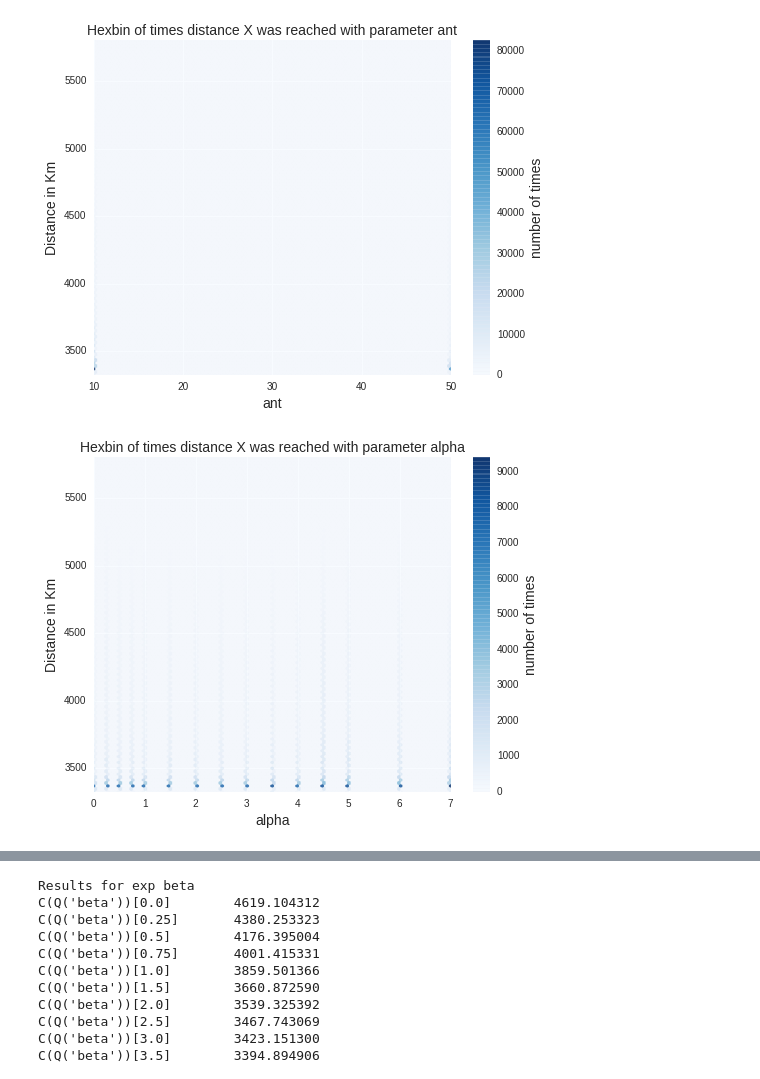
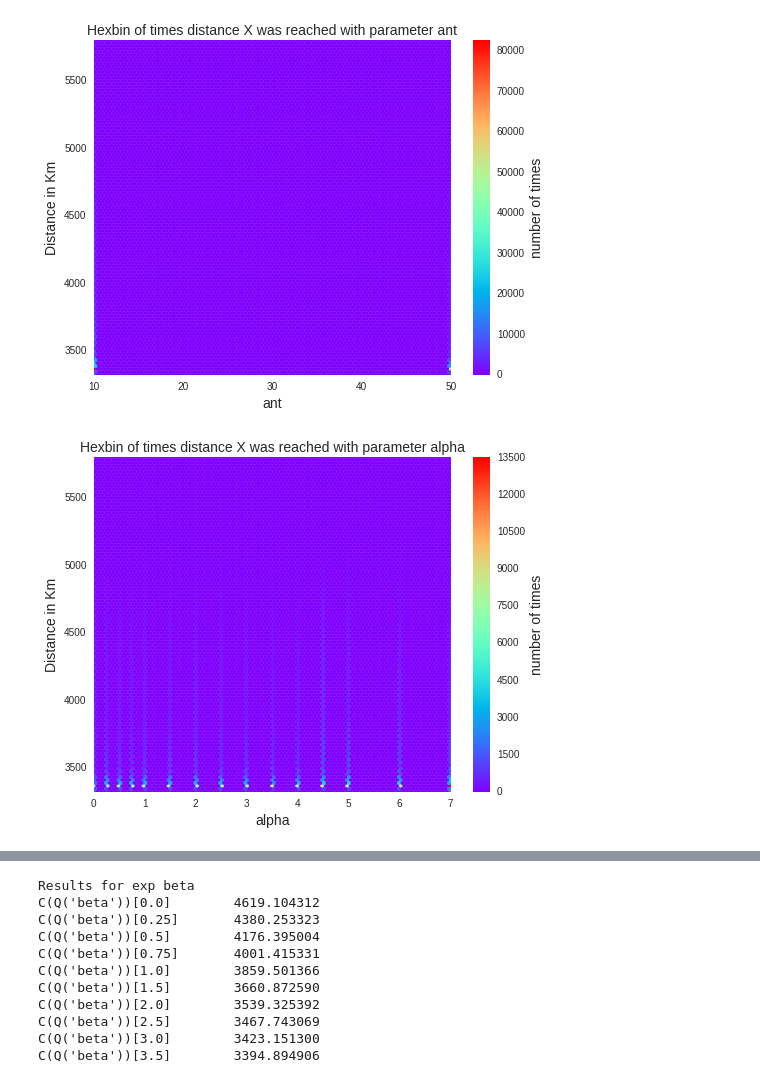
Before and after one commit to andresalesbarbosa/ACO, a Jupyter notebook: Data_Analysis_Burma.ipynb, the cells around one changed output, grey strips where cells are left out. Saved outputs shown, nothing was run; the diff lists cells and outputs as text; code cells hidden in the pictures.

Commit message:
Changes to be committed: 	modified:   Data_Analysis_Burma.ipynb 	modified:   Structured Analysis.ipynb

```diff
--- a/Data_Analysis_Burma.ipynb
+++ b/Data_Analysis_Burma.ipynb
@@ -4,15 +4,11 @@ import numpy as np
 import seaborn as sns
 
 
-df = pd.read_csv("burma14.csv")
+df = pd.read_csv("burma14extend.csv")
 clean = df.dropna()
 clean.loc[:,'delta'] = clean.loc[:,'distance'] - 3323
 clean.loc[:,'%delta'] = clean.loc[:,'delta']/3323
-clean.describe()
-s = []
-for i in clean.columns:
-    s.append()
-print(s)
+#clean.describe()
 # %% [output]
 A value is trying to be set on a copy of a slice from a DataFrame.
 Try using .loc[row_indexer,col_indexer] = value instead
@@ -29,19 +23,18 @@ See the caveats in the documentation: http://pandas.pydata.org/pandas-docs/stabl
 # %%
 import matplotlib.pyplot as plt
 %matplotlib inline
 
 for name in clean.columns:
     if name in ['distance','ID','delta','%delta'] :
         continue
     fig, ax = plt.subplots(figsize=(8,6))
-    #ax.axis([-0.5, 7.5,3000, 6000])
-    d = ax.hexbin(clean[name],clean['distance'], cmap=plt.cm.Blues, alpha=0.8)
+    d = ax.hexbin(clean[name],clean['distance'], cmap=plt.cm.rainbow)
     plt.xlabel(name,fontsize=14)
     plt.ylabel('Distance in Km',fontsize=14)
     plt.title('Hexbin of times distance X was reached with parameter '+name,fontsize=14)
     cb = fig.colorbar(d)
     cb.set_label('number of times',fontsize=14)
-    fig.savefig('plot_hexbin_'+name+'.png')
+    fig.savefig('img/plot_hexbin_'+name+'.png')
 # %% [output]
-[figure, old version]
+[figure, new version]
-[figure, old version]
+[figure, new version]
```
Also changed, not shown: parts of 12 cells of this notebook, 1 other file.
